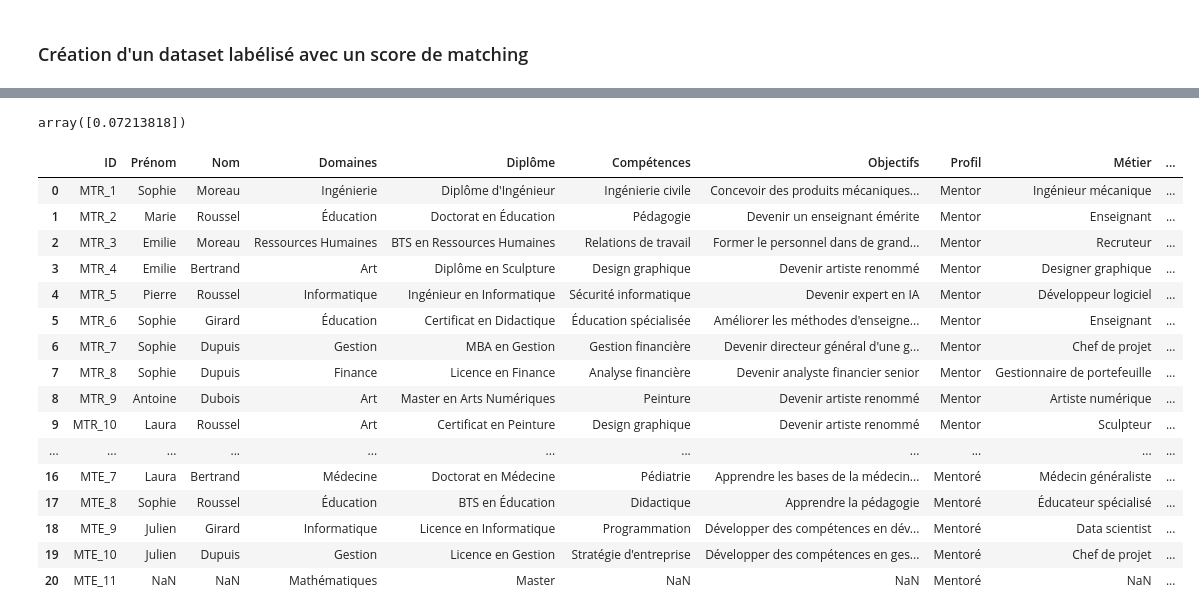
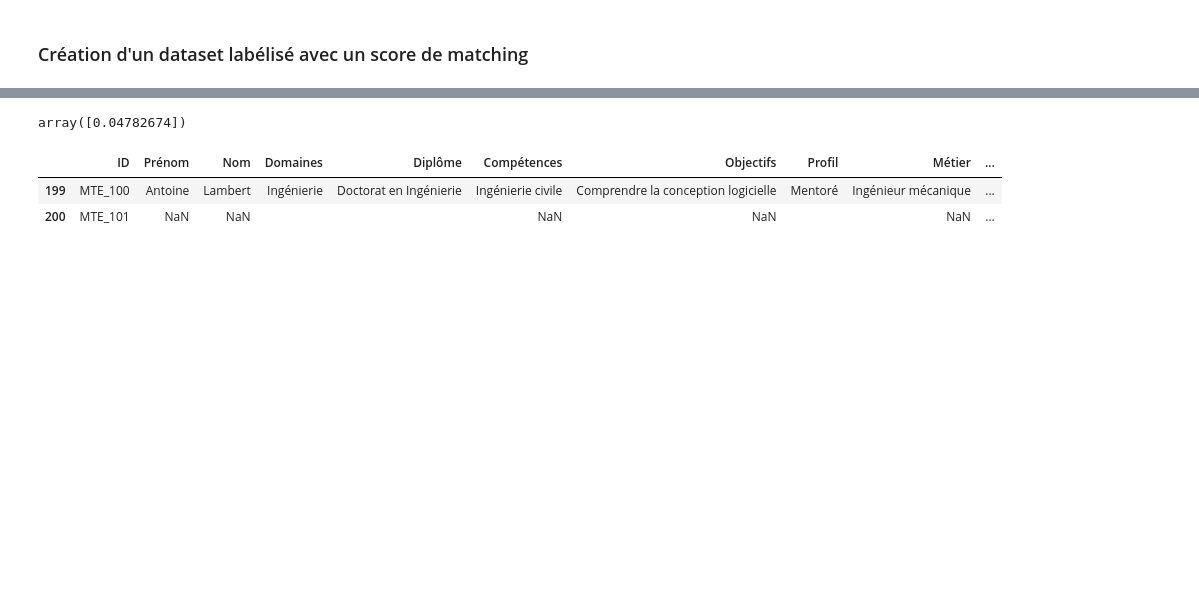
Before and after one commit to MariefloChm/Projet_intensif, a Jupyter notebook: generate_data.ipynb, the cells around one changed output, grey strips where cells are left out. Cells and saved outputs as stored; diff of their text form; code cells hidden in the pictures; blank space fills up the shorter version.

```diff
--- a/generate_data.ipynb
+++ b/generate_data.ipynb
@@ -590,7 +531,7 @@ array([[0., 0., 0., 0., 0.]])
 # %%
-model.predict(user_input_df)
+model.predict(process_data(user_input_df)[0])
 # %% [output]
-array([0.07213818])
+array([0.04782674])
 # %%
 current_feat =["Domaines","Diplôme","Profil"]
 # %%
@@ -607,22 +548,8 @@ def add_new_mentee_data(raw_df, feat):
 # %%
 updated_df = add_new_mentee_data(df,feat=current_feat)
 # %%
-updated_df
+updated_df.tail(2)
 # %% [output]
 |  | ID | Prénom | Nom | Domaines | Diplôme | Compétences | Objectifs | Profil | Métier | ... |
-| 0 | MTR_1 | Sophie | Moreau | Ingénierie | Diplôme d'Ingénieur | Ingénierie civile | Concevoir des produits mécaniques... | Mentor | Ingénieur mécanique | ... |
-| 1 | MTR_2 | Marie | Roussel | Éducation | Doctorat en Éducation | Pédagogie | Devenir un enseignant émérite | Mentor | Enseignant | ... |
-| 2 | MTR_3 | Emilie | Moreau | Ressources Humaines | BTS en Ressources Humaines | Relations de travail | Former le personnel dans de grand... | Mentor | Recruteur | ... |
-| 3 | MTR_4 | Emilie | Bertrand | Art | Diplôme en Sculpture | Design graphique | Devenir artiste renommé | Mentor | Designer graphique | ... |
-| 4 | MTR_5 | Pierre | Roussel | Informatique | Ingénieur en Informatique | Sécurité informatique | Devenir expert en IA | Mentor | Développeur logiciel | ... |
-| 5 | MTR_6 | Sophie | Girard | Éducation | Certificat en Didactique | Éducation spécialisée | Améliorer les méthodes d'enseigne... | Mentor | Enseignant | ... |
-| 6 | MTR_7 | Sophie | Dupuis | Gestion | MBA en Gestion | Gestion financière | Devenir directeur général d'une g... | Mentor | Chef de projet | ... |
-| 7 | MTR_8 | Sophie | Dupuis | Finance | Licence en Finance | Analyse financière | Devenir analyste financier senior | Mentor | Gestionnaire de portefeuille | ... |
-| 8 | MTR_9 | Antoine | Dubois | Art | Master en Arts Numériques | Peinture | Devenir artiste renommé | Mentor | Artiste numérique | ... |
-| 9 | MTR_10 | Laura | Roussel | Art | Certificat en Peinture | Design graphique | Devenir artiste renommé | Mentor | Sculpteur | ... |
-| ... | ... | ... | ... | ... | ... | ... | ... | ... | ... | ... |
-| 16 | MTE_7 | Laura | Bertrand | Médecine | Doctorat en Médecine | Pédiatrie | Apprendre les bases de la médecin... | Mentoré | Médecin généraliste | ... |
-| 17 | MTE_8 | Sophie | Roussel | Éducation | BTS en Éducation | Didactique | Apprendre la pédagogie | Mentoré | Éducateur spécialisé | ... |
-| 18 | MTE_9 | Julien | Girard | Informatique | Licence en Informatique | Programmation | Développer des compétences en dév... | Mentoré | Data scientist | ... |
-| 19 | MTE_10 | Julien | Dupuis | Gestion | Licence en Gestion | Stratégie d'entreprise | Développer des compétences en ges... | Mentoré | Chef de projet | ... |
-| 20 | MTE_11 | NaN | NaN | Mathématiques | Master | NaN | NaN | Mentoré | NaN | ... |
+| 199 | MTE_100 | Antoine | Lambert | Ingénierie | Doctorat en Ingénierie | Ingénierie civile | Comprendre la conception logicielle | Mentoré | Ingénieur mécanique | ... |
+| 200 | MTE_101 | NaN | NaN |  |  | NaN | NaN |  | NaN | ... |
```
Also changed, not shown: parts of 77 cells of this notebook, 2 other files.
